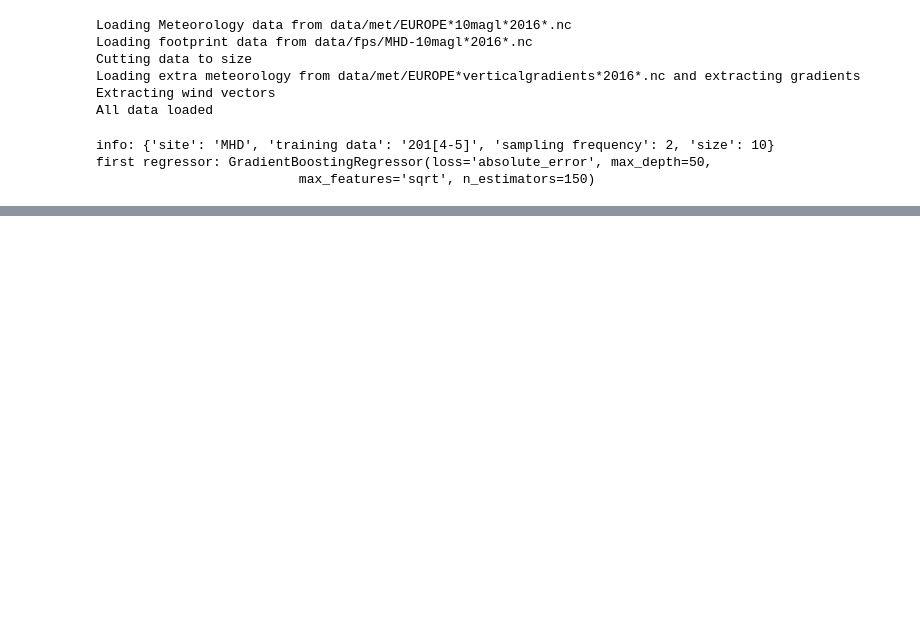
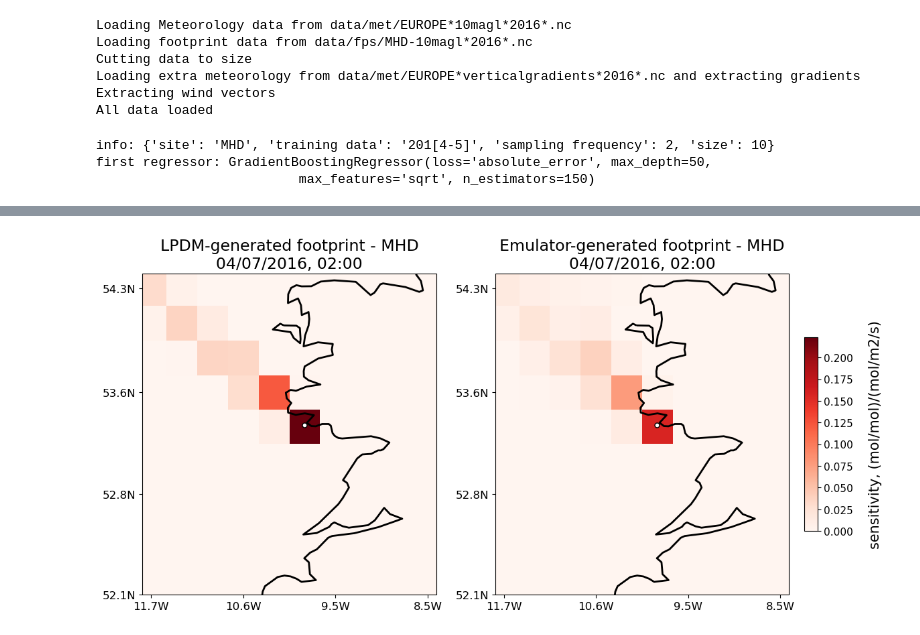
Before and after one commit to elenafillo/LPDM-emulation-trees, a Jupyter notebook: guide.ipynb, the cells around one changed output, grey strips where cells are left out. Cells and saved outputs as stored; diff of their text form; code cells hidden in the pictures; blank space fills up the shorter version.

```diff
--- a/guide.ipynb
+++ b/guide.ipynb
@@ -61,0 +57,6 @@ plot_flux(predictions, data, month)
+# %%
+## plot the footprint for a particular date
+t = "2:00 7/4/2016"
+plot_footprint(predictions, data, t)
+# %% [output]
+[figure, added]
```
Also changed, not shown: parts of 4 cells of this notebook, 1 other file.
